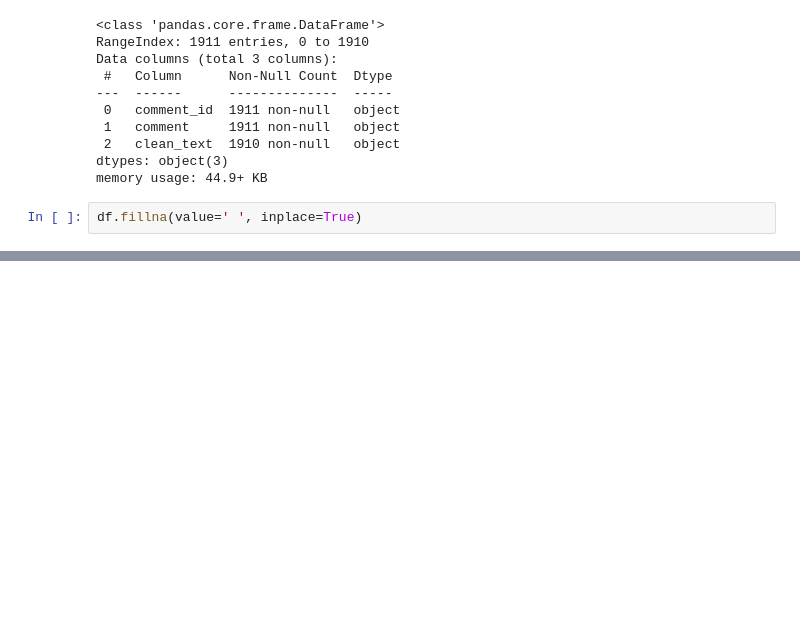
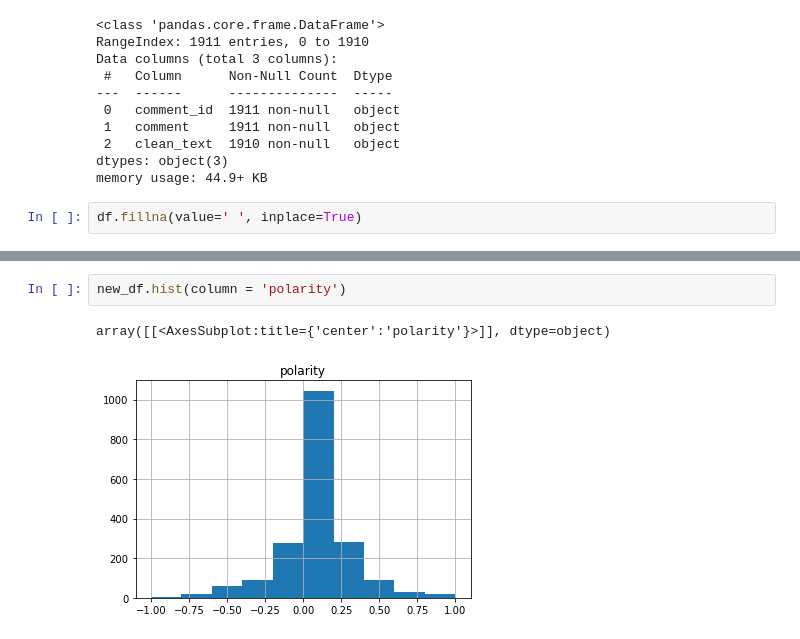
Before and after one commit to datakind/Mar21-vaccine-uptake, a Jupyter notebook: 02_eda/reddit_eda.ipynb, the cells around one changed output, grey strips where cells are left out. Cells and saved outputs as stored; diff of their text form; blank space fills up the shorter version.

```diff
--- a/02_eda/reddit_eda.ipynb
+++ b/02_eda/reddit_eda.ipynb
@@ -143,0 +139,5 @@ new_df.head()
+# %%
+new_df.hist(column = 'polarity')
+# %% [output]
+array([[<AxesSubplot:title={'center':'polarity'}>]], dtype=object)
+[figure, added]
```
Also changed, not shown: parts of 34 cells of this notebook, 2 other files.
